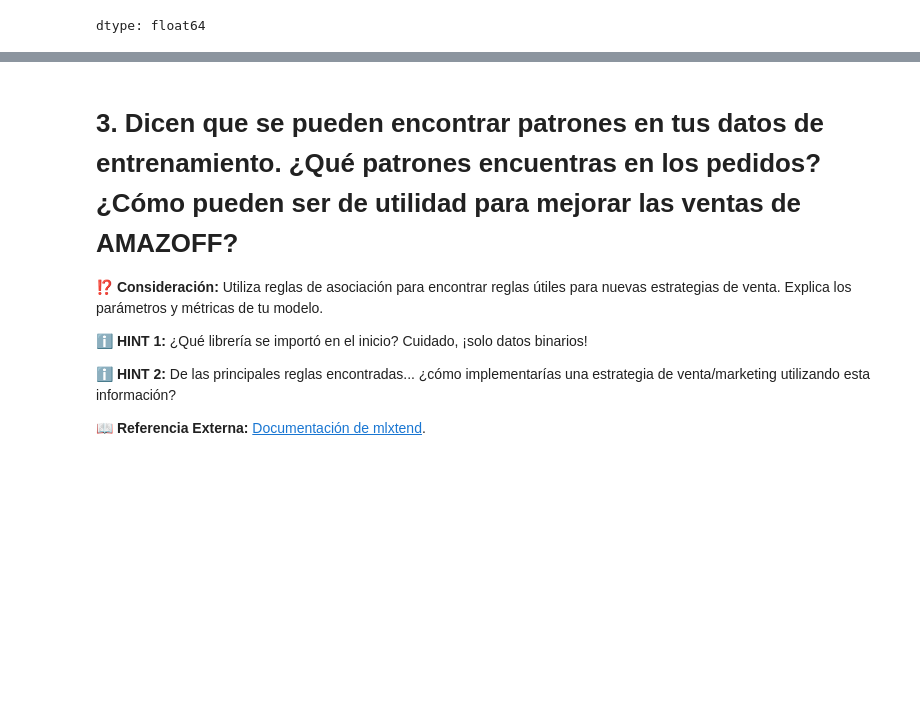
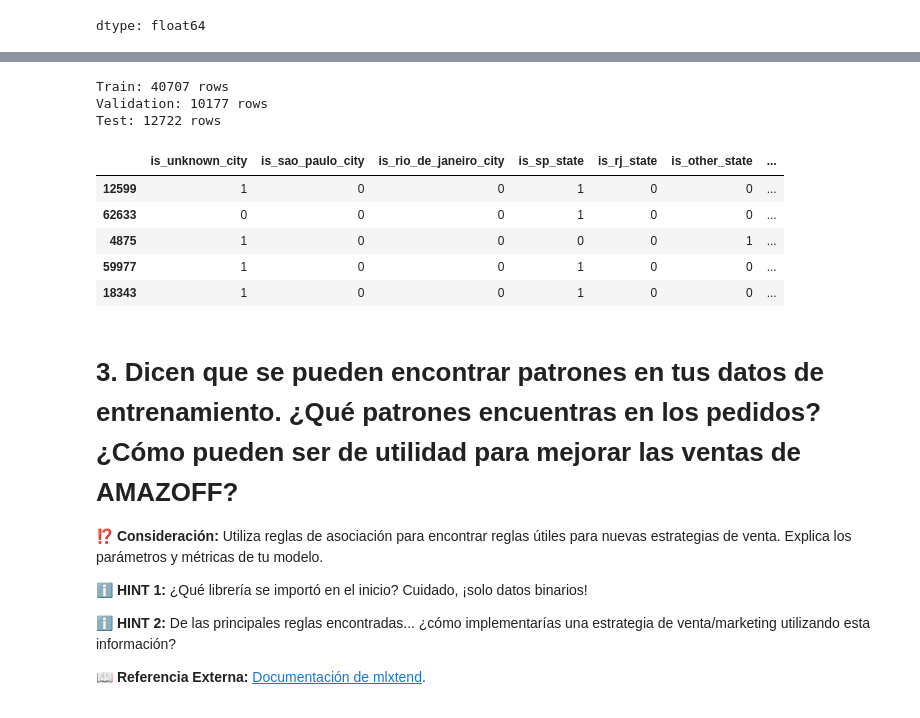
Before and after one commit to julvc/python_diplo, a Jupyter notebook: MP2.ipynb, the cells around one changed output, grey strips where cells are left out. Cells and saved outputs as stored; diff of their text form; code cells hidden in the pictures; blank space fills up the shorter version.

```diff
--- a/MP2.ipynb
+++ b/MP2.ipynb
@@ -270,28 +274,38 @@ plt.show()
 # %%
 # Modifica la lista de columnas a eliminar según consideres.
 
 x = df.drop(
     columns=[
-        # Agrega las columnas que consideres
-        # [ AGREGA TU CÓDIGO AQUÍ ]
+        'order', 'product', 'seller', 'customer', 'category', 'city', 'state', 'purchased', 'delivered', 'estimated_delivery',
+        'price', 'shipping', 'total_price', 'shipping', 'payment', 'purchased', 'delivered', 'estimated_delivery',
         'rating', 'rating_class'
     ]
 )
 
 ########################################################################################################################
 
 # ¡No modificar! Esta celda se encarga de dividir los datos en conjuntos de entrenamiento, validación y prueba.
 
 y = df['rating_class']
 
 x_train_val, x_test, y_train_val, y_test = train_test_split(x, y, test_size=0.2, shuffle=True, random_state=RANDOM_STATE)
 x_train, x_val, y_train, y_val = train_test_split(x_train_val, y_train_val, test_size=0.2, shuffle=True, random_state=RANDOM_STATE)
 
 print(f'Train: {x_train.shape[0]} rows')
 print(f'Validation: {x_val.shape[0]} rows')
 print(f'Test: {x_test.shape[0]} rows')
 
 display(x_train.head(5))
+# %% [output]
+Train: 40707 rows
+Validation: 10177 rows
+Test: 12722 rows
+|  | is_unknown_city | is_sao_paulo_city | is_rio_de_janeiro_city | is_sp_state | is_rj_state | is_other_state | ... |
+| 12599 | 1 | 0 | 0 | 1 | 0 | 0 | ... |
+| 62633 | 0 | 0 | 0 | 1 | 0 | 0 | ... |
+| 4875 | 1 | 0 | 0 | 0 | 0 | 1 | ... |
+| 59977 | 1 | 0 | 0 | 1 | 0 | 0 | ... |
+| 18343 | 1 | 0 | 0 | 1 | 0 | 0 | ... |
 # %% [markdown]
 # 3. Dicen que se pueden encontrar patrones en tus datos de entrenamiento. ¿Qué patrones encuentras en los pedidos? ¿Cómo pueden ser de utilidad para mejorar las ventas de AMAZOFF?
 
```
Also changed, not shown: parts of 3 cells of this notebook.
